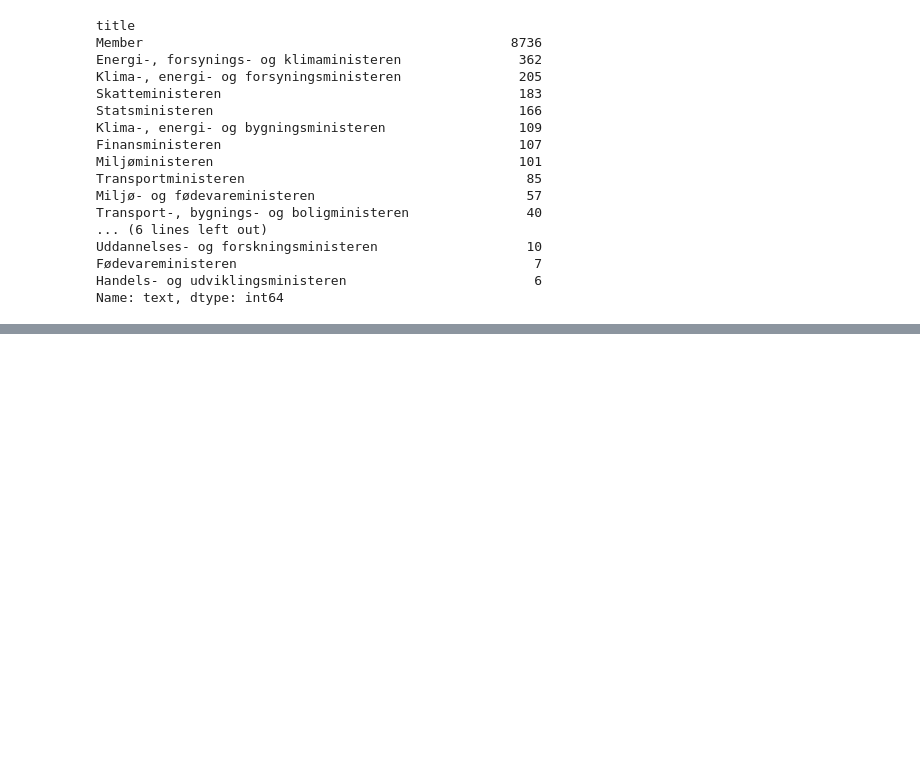
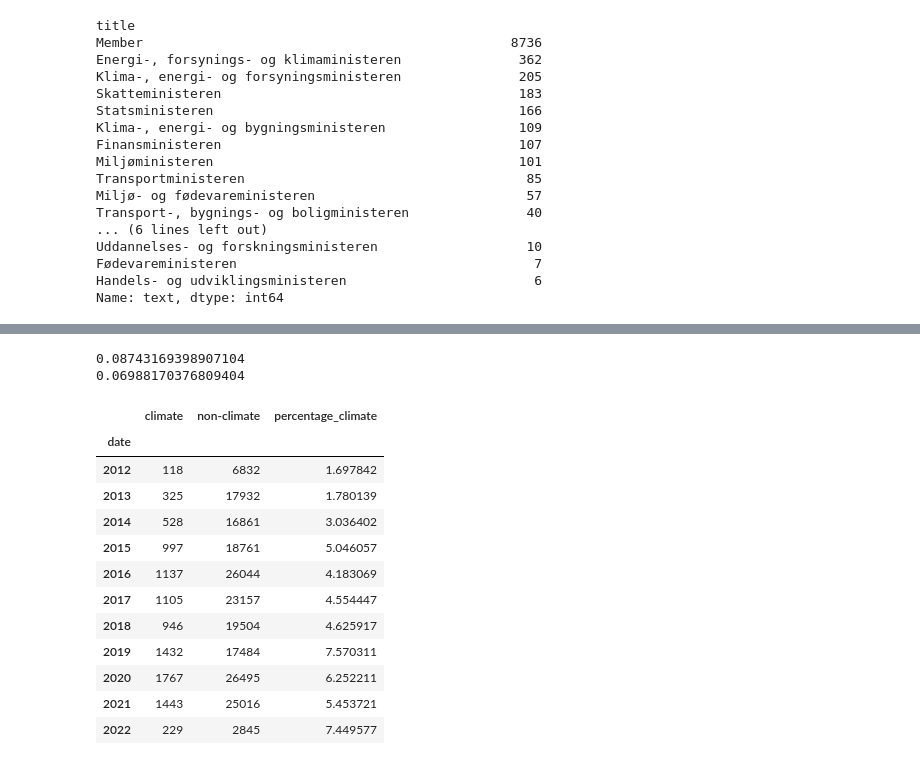
Before and after one commit to jonahank/Vote-Prediction-Model, a Jupyter notebook: data_analysis/ft_meetings.ipynb, the cells around one changed output, grey strips where cells are left out. Saved outputs shown, nothing was run; the diff lists cells and outputs as text; code cells hidden in the pictures; blank space fills up the shorter version.

```diff
--- a/data_analysis/ft_meetings.ipynb
+++ b/data_analysis/ft_meetings.ipynb
@@ -81,0 +204,20 @@ Name: text, dtype: int64
+# %%
+print(2480/(1767+26598)) ## COVID 2020
+print(1849/(1443+25016)) ## COVID 2020
+yearly
+# %% [output]
+0.08743169398907104
+0.06988170376809404
+|  | climate | non-climate | percentage_climate |
+| date |  |  |  |
+| 2012 | 118 | 6832 | 1.697842 |
+| 2013 | 325 | 17932 | 1.780139 |
+| 2014 | 528 | 16861 | 3.036402 |
+| 2015 | 997 | 18761 | 5.046057 |
+| 2016 | 1137 | 26044 | 4.183069 |
+| 2017 | 1105 | 23157 | 4.554447 |
+| 2018 | 946 | 19504 | 4.625917 |
+| 2019 | 1432 | 17484 | 7.570311 |
+| 2020 | 1767 | 26495 | 6.252211 |
+| 2021 | 1443 | 25016 | 5.453721 |
+| 2022 | 229 | 2845 | 7.449577 |
```
Also changed, not shown: parts of 10 cells of this notebook.
